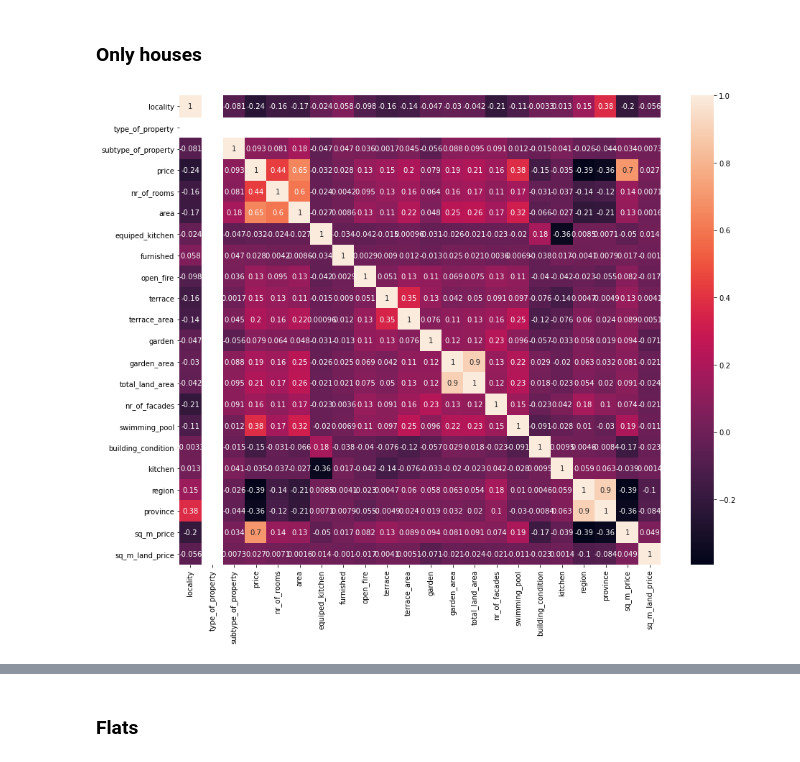
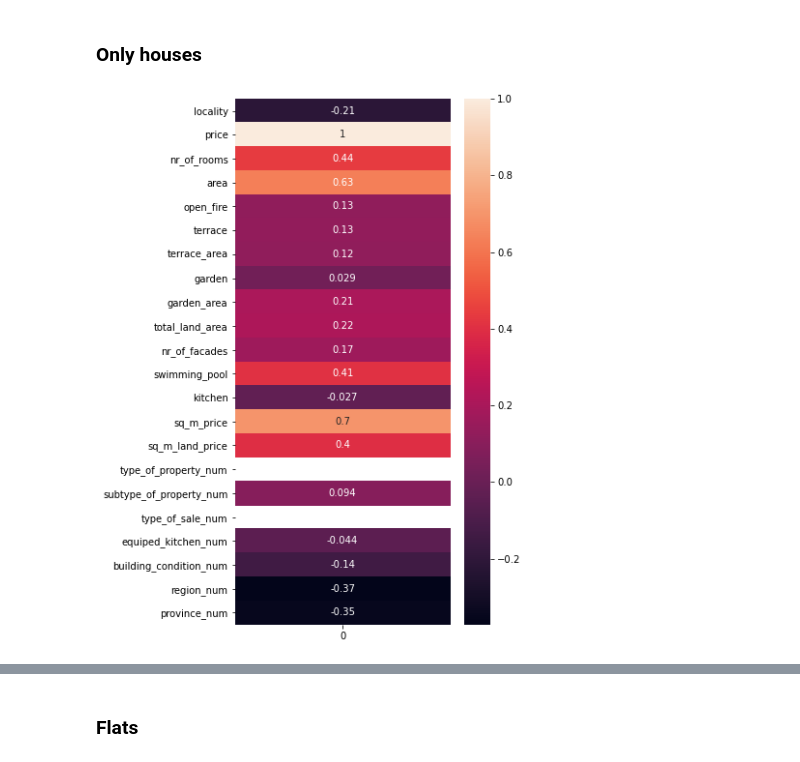
Before and after one commit to jcoumont/challenge-data-analysis, a Jupyter notebook: correlation_gui.ipynb, the cells around one changed output, grey strips where cells are left out. Saved outputs shown, nothing was run; the diff lists cells and outputs as text; code cells hidden in the pictures.

Commit message:
Graphs done

```diff
--- a/correlation_gui.ipynb
+++ b/correlation_gui.ipynb
@@ -101,4 +111,4 @@ data.groupby('locality')['sq_m_land_price'].mean().idxmin()
 # %% [markdown]
 ### Only houses
 # %%
-Houses = data.loc[data['type_of_property'] == 2]
+Houses = data.loc[data['type_of_property_num'] == 2]
@@ -107,10 +115,13 @@ corrMatrix_house = Houses.corr()
+# %%
+corrMatrix_house = Houses.corrwith(Houses["price"])
+corrMatrix_house = pd.DataFrame(corrMatrix_house)
 # %%
-fig_dims = (15, 12)
+fig_dims = (5, 10)
 fig, ax = plt.subplots(figsize=fig_dims)
 sns.heatmap(corrMatrix_house, annot=True, ax = ax)
 plt.show()
 # %% [output]
-[figure, old version]
+[figure, new version]
 # %%
 # Boxplot of the price for each province
 fig_dims = (12, 10)
```
Also changed, not shown: parts of 76 cells of this notebook.
